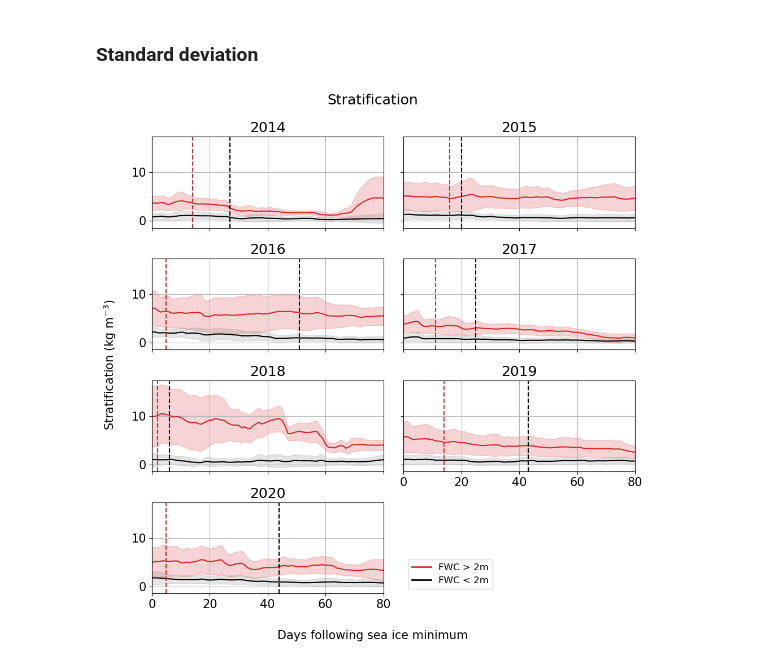
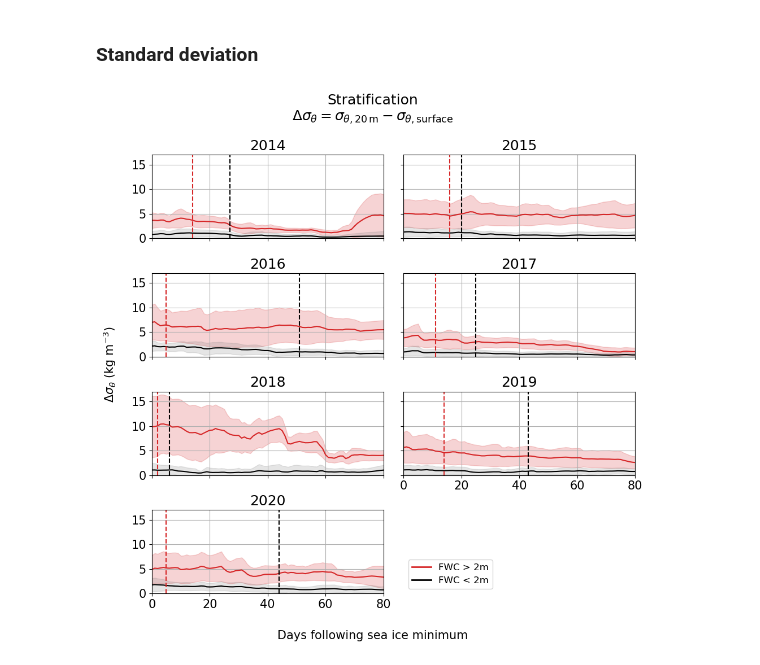
Before and after one commit to mjzahn/SASSIE_ECCO_salinity_stratification, a Jupyter notebook: notebooks/stratification_analyses/manuscript_figs/FWC_Stratification.ipynb, the cells around one changed output. Drawn from its saved outputs; the diff is of its cells as text; code cells hidden in the pictures.

Commit message:
updated plots FWC

```diff
--- a/notebooks/stratification_analyses/manuscript_figs/FWC_Stratification.ipynb
+++ b/notebooks/stratification_analyses/manuscript_figs/FWC_Stratification.ipynb
@@ -245,35 +244,35 @@ for i, year in enumerate(years):
     ax.axvline(x=np.where(data_under_slice.time.values == ice_fwc_under_2m_dates[i])[0][0], color='k', linestyle='dashed')
 
     ax.set_title(f"{year}")
     ax.set_xlim([0, 80])
-    # ax.set_ylim([0, 100])
-    # ax.set_yticks([0,15,50,100])
+    ax.set_ylim([0, 17])
+    ax.set_yticks([0,5,10,15])
     ax.grid(True)
 
     if i == 5:
         ax.tick_params(labelbottom=True)
 
 # axes[6].set_xlabel("Days following sea ice minimum")
 
 # Custom legend handles
 custom_lines = [Line2D([0], [0], color='tab:red', lw=2),\
                 Line2D([0], [0], color='k', lw=2)]
 
 # Only show legend in the bottom right subplot
 if len(years) < len(axes):
     axes[-1].axis('off')
 
 axes[-1].legend(
     custom_lines, ['FWC > 2m', 'FWC < 2m'],
     loc='lower left',
     fontsize=12,
     title_fontsize=13)
 
 fig.supxlabel("Days following sea ice minimum", fontsize=15)
-fig.supylabel("Stratification (kg m$^{-3}$)", fontsize=15)
-fig.suptitle("Stratification")
+fig.supylabel(r"$\Delta \sigma_{\theta}$ (kg m$^{-3}$)", fontsize=15)
+fig.suptitle('Stratification\n'r'$\Delta \sigma_{\theta} = \sigma_{\theta, 20\,\mathrm{m}} - \sigma_{\theta, \mathrm{surface}}$',size=18)
 
 plt.tight_layout()
 plt.show()
 # %% [output]
-[figure, old version]
+[figure, new version]
```
Also changed, not shown: parts of 4 cells of this notebook, 1 other file.
